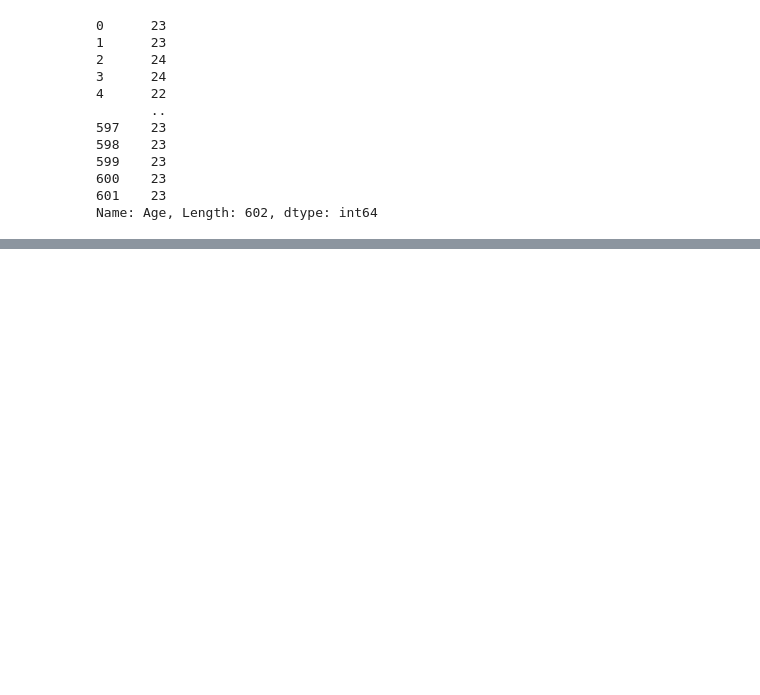
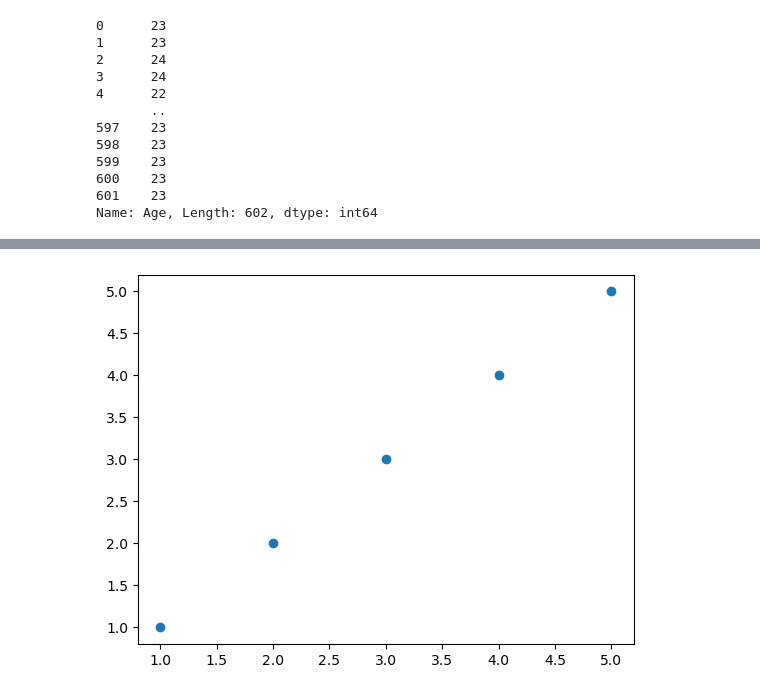
Before and after one commit to bgroble/Project1-G5, a Jupyter notebook: Amazon_Code_Group5 copy.ipynb, the cells around one changed output, grey strips where cells are left out. Saved outputs shown, nothing was run; the diff lists cells and outputs as text; code cells hidden in the pictures; blank space fills up the shorter version.

```diff
--- a/Amazon_Code_Group5 copy.ipynb
+++ b/Amazon_Code_Group5 copy.ipynb
@@ -63,0 +163,32 @@ Name: Age, Length: 602, dtype: int64
+# %%
+# Question 4: Is there a strong correlation between browsing frequency and purchase frequency? - Bridget
+# set quantitative measures
+mapping_dict1 = {"Less than once a month": 1,
+    "Once a month": 2,
+    "Few times a month": 3,
+    "Once a week": 4,
+    "Multiple times a week": 5}
+
+mapping_dict2 = {"Rarely": 1,
+    "Few times a month": 2,
+    "Few times a week": 4,
+    "Multiple times a day": 5}
+
+# add quantitative columns for browsing and purchasing frequency
+amazon_df["Purchase Frequency Mapped"] = amazon_df["Purchase_Frequency"].map(mapping_dict1)
+amazon_df["Browsing Frequency Mapped"] = amazon_df["Browsing_Frequency"].map(mapping_dict2)
+amazon_df.head()
+
+
+# create a scatter plot for browsing frequency vs. purchase frequency with a linear regression
+x_values = [1, 2, 3, 4, 5]
+y_values = [1, 2, 3, 4, 5]
+# b_list[x_values]
+
+s=b_counts
+plt.scatter(x_values, y_values)
+
+# Call the function.
+plt.show()
+# %% [output]
+[figure, added]
```
Also changed, not shown: parts of 7 cells of this notebook, 6 other files.
